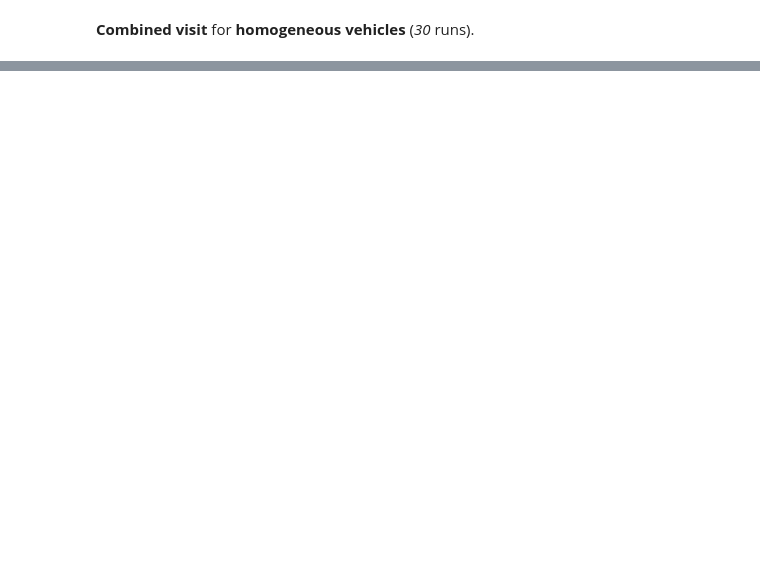
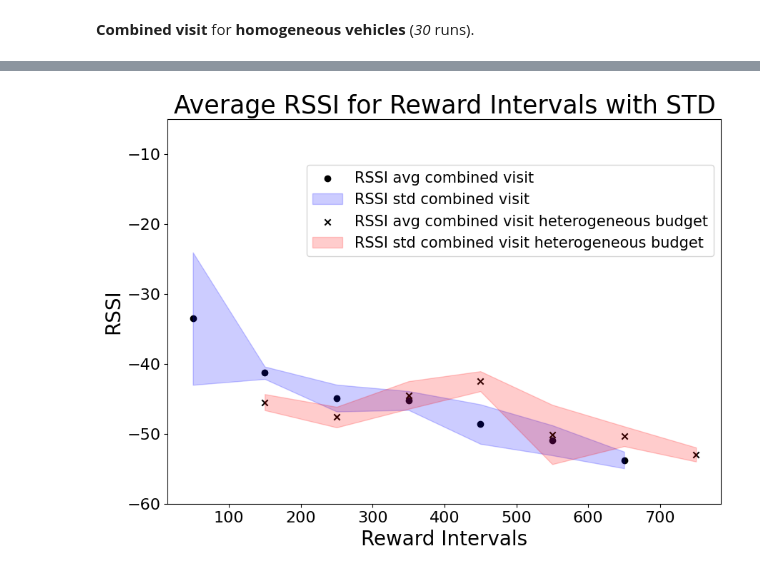
Before and after one commit to marcotuliopin/multi-robot-routing, a Jupyter notebook: experiments/tradeoff_comm_reward.ipynb, the cells around one changed output, grey strips where cells are left out. Drawn from its saved outputs; the diff is of its cells as text; code cells hidden in the pictures; blank space fills up the shorter version.

```diff
--- a/experiments/tradeoff_comm_reward.ipynb
+++ b/experiments/tradeoff_comm_reward.ipynb
@@ -95,0 +98,23 @@ For vehicles with **different speeds.**
+# %%
+fig, ax = plt.subplots(figsize=(10, 7))
+
+ax.set_xlabel('Reward Intervals', fontsize=20)
+ax.set_ylabel('RSSI', fontsize=20)
+ax.set_ylim(-60, -5)
+ax.tick_params(axis='y', )
+ax.tick_params(axis='both', labelsize=16)
+ax.set_title('Average RSSI for Reward Intervals with STD', fontsize=25)
+
+rewards, rssi, energy = get_scores_from_file("../data/p3.3.t/same/scores.pkl")
+plot_tradeoff(rewards, rssi, ax, color='b', marker='o', l1='combined visit', l2='combined visit', degree=3)
+
+rewards, rssi, energy = get_scores_from_file("../data/p3.3.t/80_bgt/scores.pkl")
+plot_tradeoff(rewards, rssi, ax, color='r', marker='x', l1='combined visit heterogeneous budget', l2='combined visit heterogeneous budget', degree=3)
+
+# rewards, rssi = get_scores_from_file("../data/p3.3.t/56_bgt/scores.pkl")
+# plot_tradeoff(rewards, rssi, ax, color='g', marker='d', l1='combined visit', l2='combined visit', degree=3)
+
+fig.legend(loc='upper right', bbox_to_anchor=(1, 0.9), bbox_transform=ax.transAxes, fontsize=15)
+plt.show()
+# %% [output]
+[figure, added]
```
Also changed, not shown: parts of 13 cells of this notebook, 32 other files.
